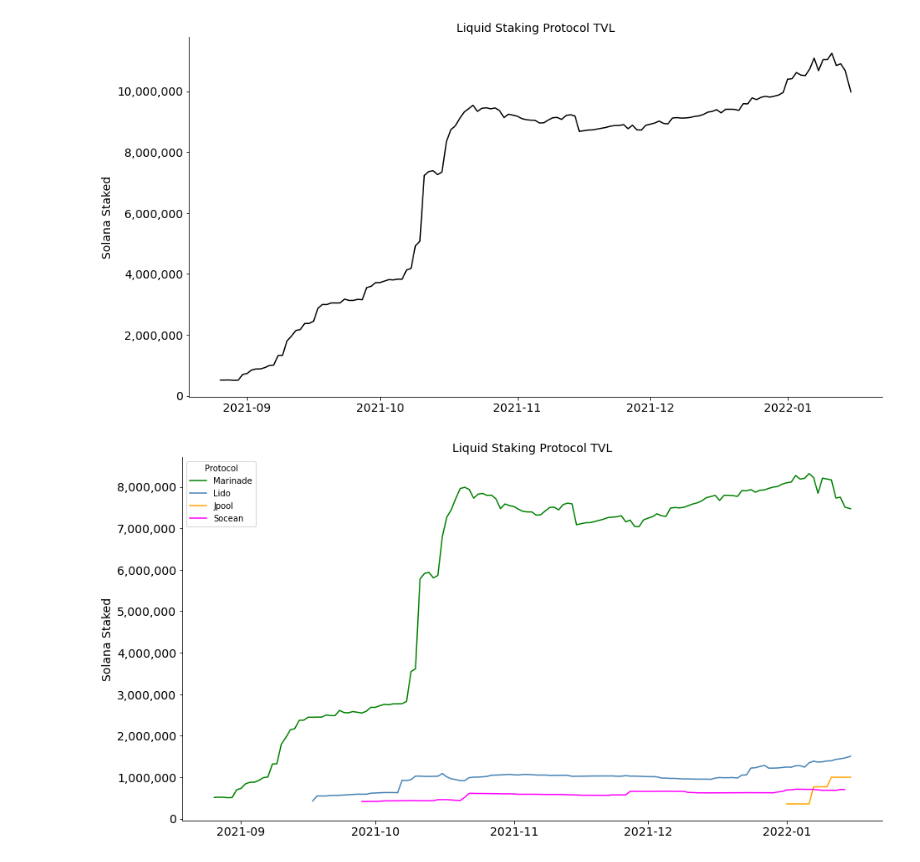
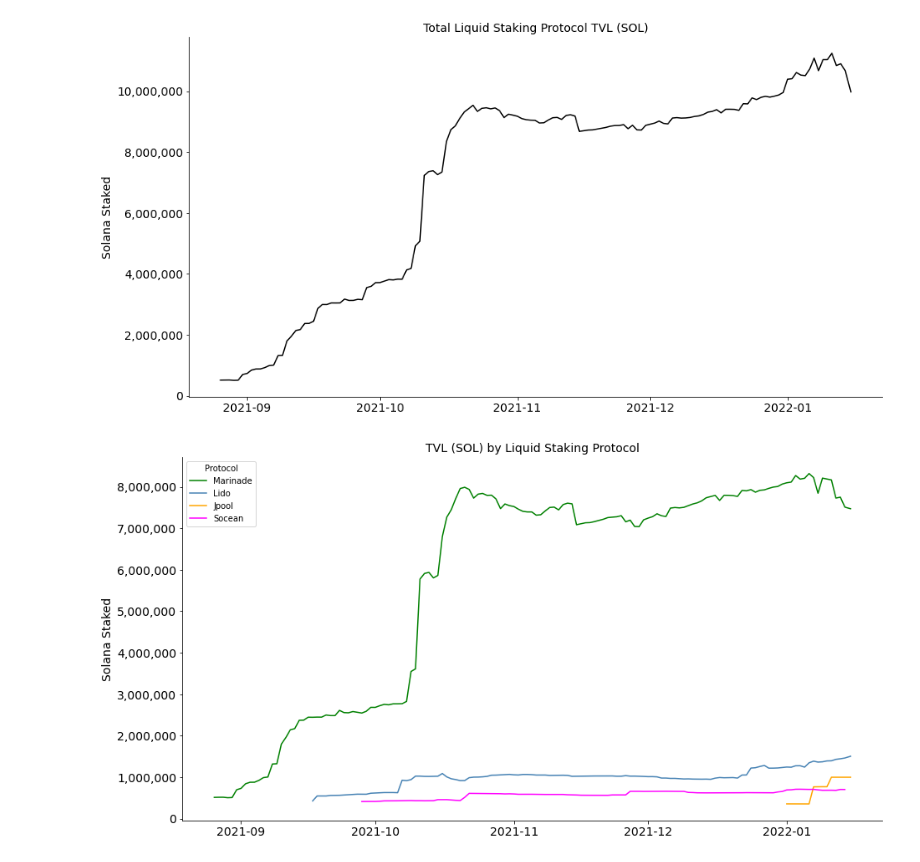
Before and after one commit to zainbacchus/py-notebooks, a Jupyter notebook: Solana Liquid Staking.ipynb, the cells around one changed output. Drawn from its saved outputs; the diff is of its cells as text; code cells hidden in the pictures.

```diff
--- a/Solana Liquid Staking.ipynb
+++ b/Solana Liquid Staking.ipynb
@@ -54,34 +54,34 @@ df['socean_distribution'] = df['socean_sol'] / df['sum']
 # %%
 fig, ax = plt.subplots(figsize=(15, 8)) # resizing the plot
 
 x = df['date']
 total = df['sum']
 
 plt.plot(x,total, label='Total SOL Staked', color ='Black')
 
 
 #remove lines
 ax.spines["top"].set_visible(False)
 #ax.spines["bottom"].set_visible(False)
 ax.spines["right"].set_visible(False)
 #ax.spines["left"].set_visible(False)
 
 # Ensure that the axis ticks only show up on the bottom and left of the plot.
 ax.get_xaxis().tick_bottom()
 ax.get_yaxis().tick_left()
 
 # Make sure your axis ticks are large enough to be easily read.
 plt.yticks(fontsize=14)
 plt.xticks(fontsize=14)
 
 
-plt.title('Liquid Staking Protocol TVL', fontsize=14) # adding a title
+plt.title('Total Liquid Staking Protocol TVL (SOL)', fontsize=14) # adding a title
 ax.yaxis.set_major_formatter('{x:1,.0f}')
 plt.xlabel('',fontsize=14) # x label
 plt.ylabel('Solana Staked',fontsize=14) # y label
 plt.show()
 # %% [output]
-[figure, old version]
+[figure, new version]
 # %%
 fig, ax = plt.subplots(figsize=(15, 8)) # resizing the plot
 
@@ -114,13 +114,13 @@ plt.yticks(fontsize=14)
 plt.xticks(fontsize=14)
 
 
-plt.title('Liquid Staking Protocol TVL', fontsize=14) # adding a title
+plt.title('TVL (SOL) by Liquid Staking Protocol', fontsize=14) # adding a title
 ax.yaxis.set_major_formatter('{x:1,.0f}')
 plt.xlabel('',fontsize=14) # x label
 plt.ylabel('Solana Staked',fontsize=14) # y label
 plt.show()
 # %% [output]
-[figure, old version]
+[figure, new version]
 # %%
 fig, ax = plt.subplots(figsize=(15, 8)) # resizing the plot
 
```
Also changed, not shown: parts of 1 cell of this notebook.
